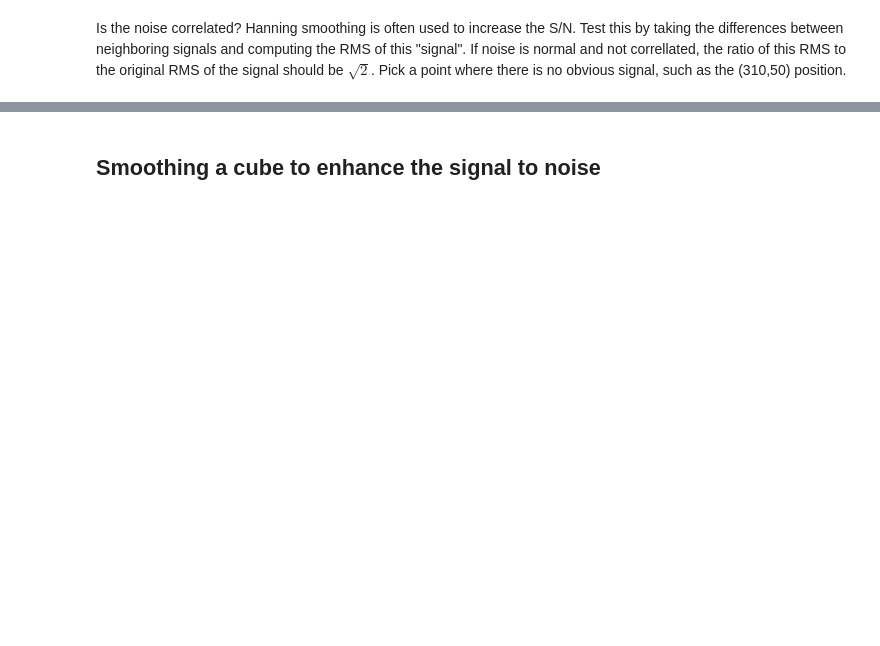
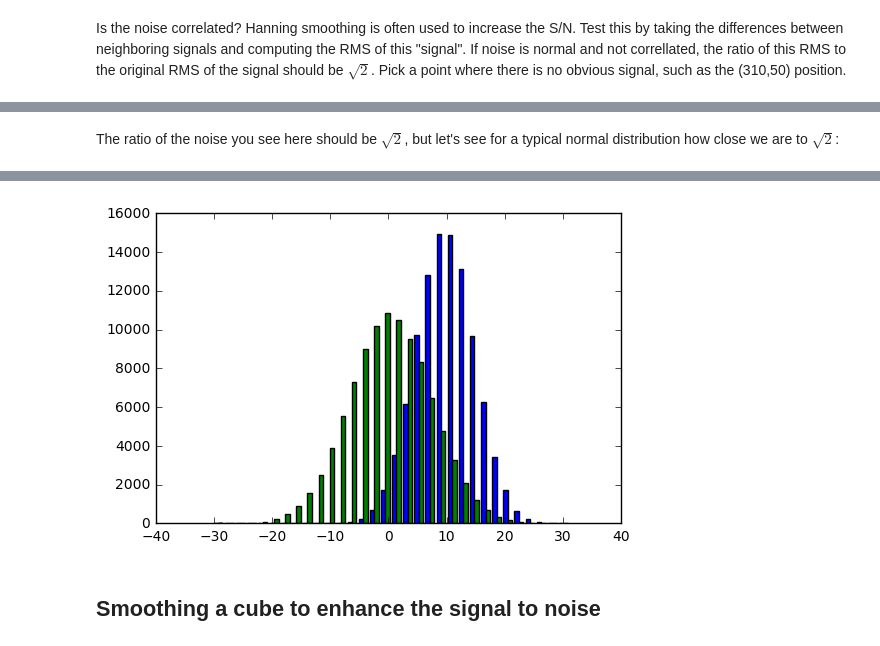
Before and after one commit to teuben/astr288p-fall16, a Jupyter notebook: notebooks/n6503-case1.ipynb, the cells around one changed output, grey strips where cells are left out. Saved outputs shown, nothing was run; the diff lists cells and outputs as text; code cells hidden in the pictures; blank space fills up the shorter version.

```diff
--- a/notebooks/n6503-case1.ipynb
+++ b/notebooks/n6503-case1.ipynb
@@ -196,7 +262,10 @@ print(rms1,"/",rms0,"=",rms1/rms0)
+# %% [markdown]
+The ratio of the noise you see here should be $\sqrt{2}$, but let's see for a typical normal distribution how close we are to $\sqrt{2}$:
 # %%
 %%time
-nsample = 1000000
+nsample = 100000
 g = np.random.normal(10.0,5.0,nsample)
-delta = g[1:] - g[:-1]
+delta = np.diff(g)
 gh=plt.hist([g,delta],32)
-print(g.std(),delta.std(),delta.std()/g.std())
+print(g.std(),delta.std(),delta.std()/g.std()/math.sqrt(2))
+# %% [output]
@@ -203,3 +275,4 @@ print(g.std(),delta.std(),delta.std()/g.std())
+[figure, added]
 # %% [markdown]
 ## Smoothing a cube to enhance the signal to noise
 # %%
```
Also changed, not shown: parts of 22 cells of this notebook.
